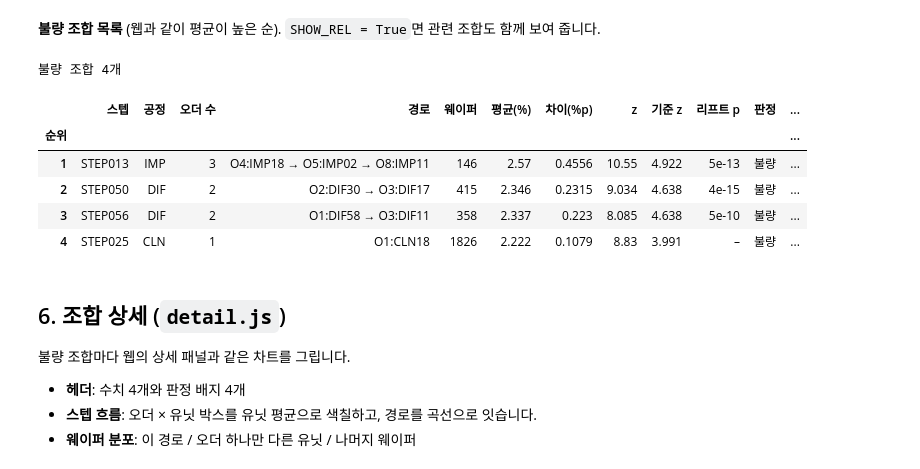
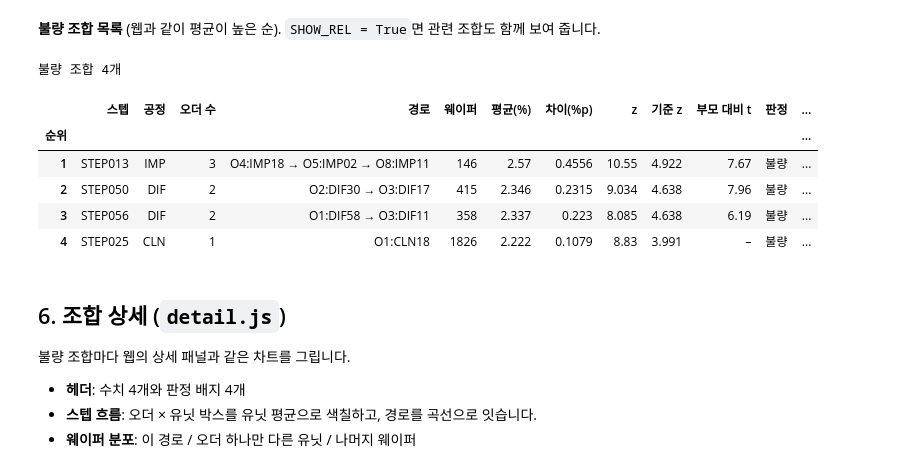
Before and after one commit to mikebbang/edu_claude, a Jupyter notebook: notebooks/funnel_check.ipynb, the cells around one changed output. Saved outputs shown, nothing was run; the diff lists cells and outputs as text; code cells hidden in the pictures.

```diff
--- a/notebooks/funnel_check.ipynb
+++ b/notebooks/funnel_check.ipynb
@@ -892,8 +892,8 @@ def thresholds(res, method='bonf', perm_z=None):
     return z
 
 
-def classify(res, zk, lift_rule='p'):
-    """lift_rule 'p'는 main과 같음(리프트 p < 0.001). 'z'는 7-3 개선안: 부모 대비 Welch t도 보정 기준 z를 넘어야 불량"""
+def classify(res, zk, lift_rule='z'):
+    """lift_rule 'z'가 현재 main: 부모 대비 Welch t도 기준 z를 넘어야 불량. 'p'는 이전 규칙(리프트 p < 0.001), 7-3 비교용"""
     combos, z_one = res['combos'], res['z_one']
     for c in combos:
         c['over'] = c['z'] > zk[c['k']]
@@ -1029,8 +1029,8 @@ print(f"[{ENV_LABEL[ENV]}] 조합 {len(res['combos']):,} › 99.8% 이탈 {res['
 C_ = res['combos']
 inv = {
     '불량은 모두 기준 z를 넘음': all(c['z'] > zk[c['k']] for c in C_ if c['status'] == 'bad'),
-    '오더 2개 이상 불량은 리프트 p < 0.001': all(c['lift_p'] < LIFT_ALPHA for c in C_ if c['status'] == 'bad' and c['k'] >= 2),
-    '상속은 기준을 넘고 리프트 p ≥ 0.001': all(c['over'] and c['lift_p'] >= LIFT_ALPHA for c in C_ if c['status'] == 'inherited'),
+    '오더 2개 이상 불량은 부모 대비 t > 기준 z': all(c['lift_t'] > zk[c['k']] for c in C_ if c['status'] == 'bad' and c['k'] >= 2),
+    '상속은 기준을 넘고 부모 대비 t ≤ 기준 z': all(c['over'] and c['lift_t'] <= zk[c['k']] for c in C_ if c['status'] == 'inherited'),
     '하위 기인은 원인 조합이 불량(또는 하위 기인)이고 부분집합': all(
         C_[c['explained_by']]['status'] in ('bad', 'explained') and set(c['items']) < set(C_[c['explained_by']]['items'])
         for c in C_ if c['status'] == 'explained'),
@@ -1191,29 +1191,30 @@ plt.show()
 # %%
 def combo_table(cs):
     rows = []
     for c in cs:
         st = steps[c['step']]
         why = STATUS_LABEL[c['status']]
         if c['explained_by'] is not None:
             why += ' ← ' + path_label(st, res['combos'][c['explained_by']]['items'])
         rows.append({'스텝': st['name'], '공정': st['proc'], '오더 수': c['k'], '경로': path_label(st, c['items']),
                      '웨이퍼': c['n'], '평균(%)': c['mean'], '차이(%p)': c['mean'] - res['mu'], 'z': c['z'],
-                     '기준 z': zk[c['k']], '리프트 p': fmt_p(c['lift_p']), '판정': why, 'key': c['key']})
+                     '기준 z': zk[c['k']], '부모 대비 t': f"{c['lift_t']:.2f}" if c['k'] >= 2 else '–',
+                     '판정': why, 'key': c['key']})
     return pd.DataFrame(rows, index=pd.RangeIndex(1, len(rows) + 1, name='순위'))
 
 
 print(f'불량 조합 {len(findings)}개' + (f' · 스텝 {STEP}' if STEP else ''))
 display(combo_table(findings))
 if SHOW_REL:
     print(f'관련 조합 {len(related)}개')
     display(combo_table(related))
 # %% [output]
 불량 조합 4개
-|  | 스텝 | 공정 | 오더 수 | 경로 | 웨이퍼 | 평균(%) | 차이(%p) | z | 기준 z | 리프트 p | 판정 | ... |
+|  | 스텝 | 공정 | 오더 수 | 경로 | 웨이퍼 | 평균(%) | 차이(%p) | z | 기준 z | 부모 대비 t | 판정 | ... |
 | 순위 |  |  |  |  |  |  |  |  |  |  |  | ... |
-| 1 | STEP013 | IMP | 3 | O4:IMP18 → O5:IMP02 → O8:IMP11 | 146 | 2.57 | 0.4556 | 10.55 | 4.922 | 5e-13 | 불량 | ... |
-| 2 | STEP050 | DIF | 2 | O2:DIF30 → O3:DIF17 | 415 | 2.346 | 0.2315 | 9.034 | 4.638 | 4e-15 | 불량 | ... |
-| 3 | STEP056 | DIF | 2 | O1:DIF58 → O3:DIF11 | 358 | 2.337 | 0.223 | 8.085 | 4.638 | 5e-10 | 불량 | ... |
+| 1 | STEP013 | IMP | 3 | O4:IMP18 → O5:IMP02 → O8:IMP11 | 146 | 2.57 | 0.4556 | 10.55 | 4.922 | 7.67 | 불량 | ... |
+| 2 | STEP050 | DIF | 2 | O2:DIF30 → O3:DIF17 | 415 | 2.346 | 0.2315 | 9.034 | 4.638 | 7.96 | 불량 | ... |
+| 3 | STEP056 | DIF | 2 | O1:DIF58 → O3:DIF11 | 358 | 2.337 | 0.223 | 8.085 | 4.638 | 6.19 | 불량 | ... |
 | 4 | STEP025 | CLN | 1 | O1:CLN18 | 1826 | 2.222 | 0.1079 | 8.83 | 3.991 | – | 불량 | ... |
 # %% [markdown]
 ## 6. 조합 상세 (`detail.js`)
```
Also changed, not shown: parts of 15 cells of this notebook, 5 other files.
